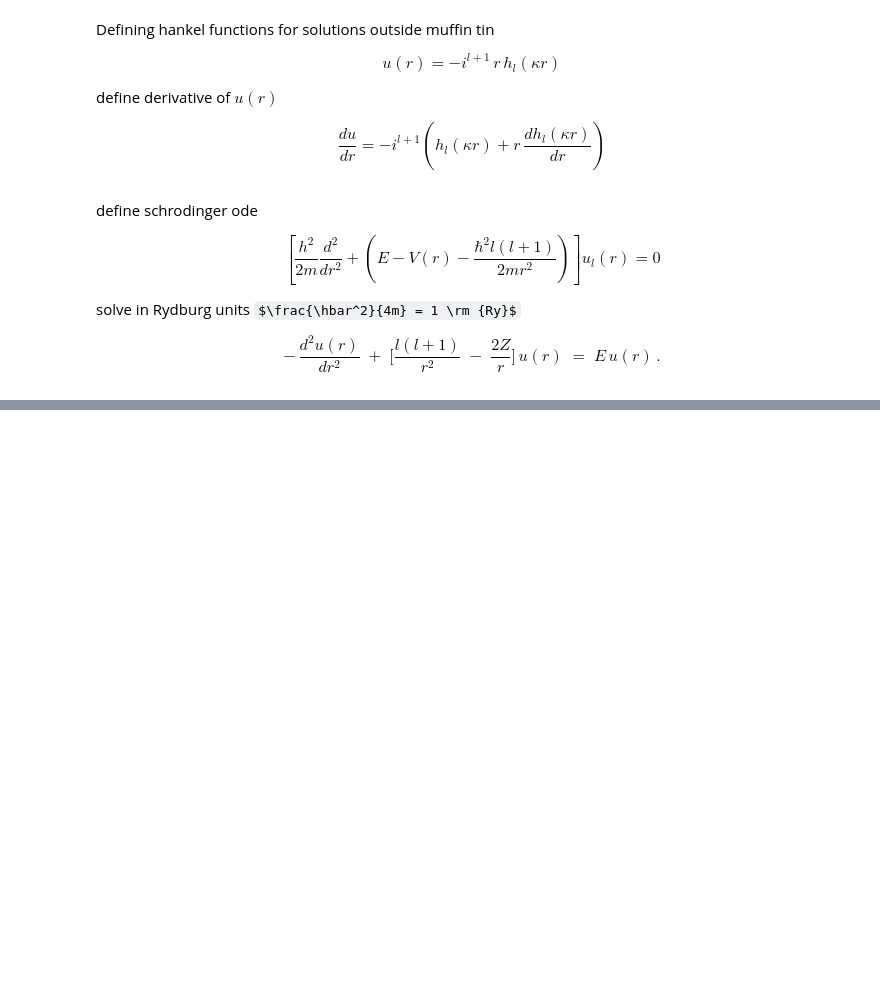
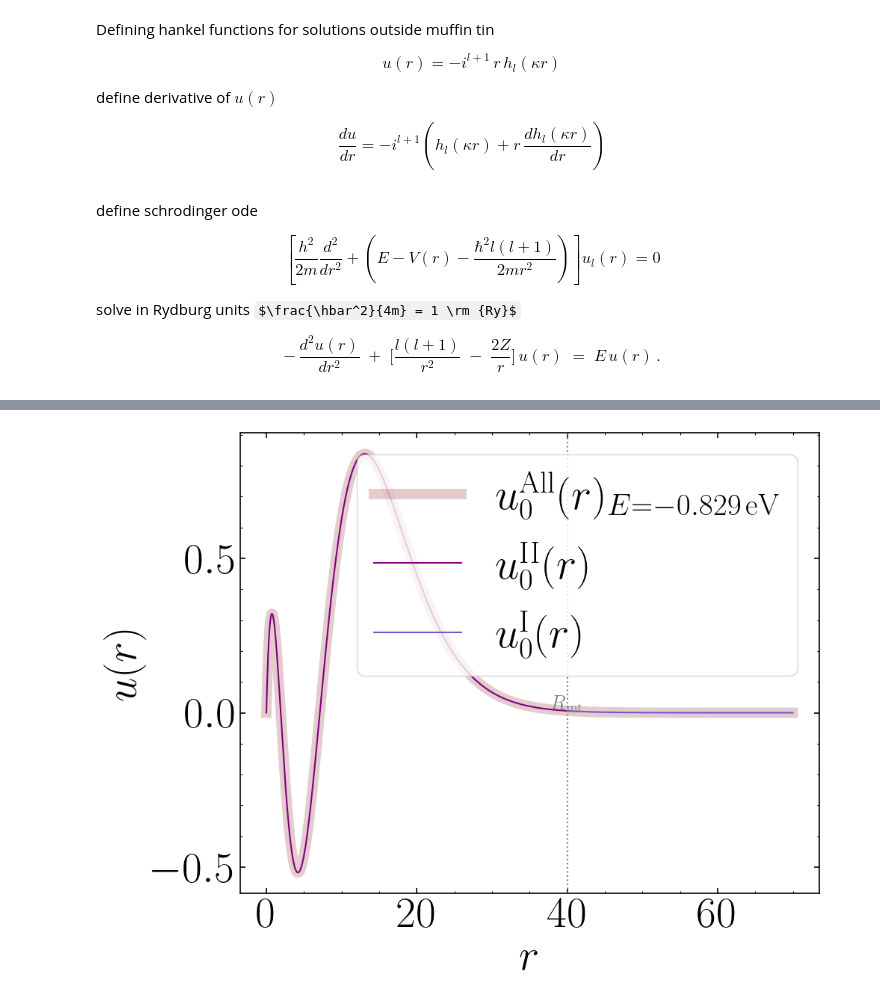
Before and after one commit to ekrakov/BandAid, a Jupyter notebook: scattering/matching.ipynb, the cells around one changed output, grey strips where cells are left out. Cells and saved outputs as stored; diff of their text form; code cells hidden in the pictures; some formulas as TeX source; blank space fills up the shorter version.

```diff
--- a/scattering/matching.ipynb
+++ b/scattering/matching.ipynb
@@ -38,17 +38,27 @@ define schrodinger ode
  solve in Rydburg units $\frac{\hbar^2}{4m} = 1 \rm {Ry}$
 
  $$-\,\frac{d^2 u(r)}{dr^2} \;+\; \biggl[ \frac{l(l+1)}{r^2} \;-\;\frac{2Z}{r}\biggr] \,u(r)\;=\;E\,u(r)\,. $$
+# %%
+def potential(r,R):
+    """
+    Coulomb potential but it can be whatever
+    """
+
+    return -2.0 / r + 2.0 / R
 # %%
-def schrod_ode(r, y, E, l):
+def schrod_ode(r, y, E, l,R):
     """
     second order ode to first order
     """
     u, up = y
-    return [up,(l * (l + 1) / r**2 - 2.0 / r - E) * u]
+    # V = -2.0 / r + 2.0 / R
+
+    V= potential(r,R)
+
+    return [up,(l * (l + 1) / r**2 +V- E) * u]
 
 def schrod_int(E, l, boundary_conditions, r_min, R, num_points=3000):
 
     r_values = np.linspace(r_min, R, num_points)
-    sol = solve_ivp(schrod_ode,(r_min, R),boundary_conditions,method='DOP853',t_eval=r_values,args=(E, l)
-    )
+    sol = solve_ivp(schrod_ode,(r_min, R),boundary_conditions,method='DOP853',t_eval=r_values,args=(E, l,R))
     return r_values, sol.y[0], sol.y[1]
@@ -136,0 +97,64 @@ best A = 4333606.143754
+# %%
+plt.style.use("~/.matplotlib/styles/style.mplstyle")
+
+
+
+def plotting(E_best, A_best, l, boundary_conditions, r_min, R,
+                           r_extend=80, r_num=1000):
+    plt.figure(figsize=(10, 8))
+    # Inside solution
+    r_in, u_in, up_in = schrod_int(E_best, l, boundary_conditions, r_min, R, r_num)
+
+    # Outside solution
+    r_out = np.linspace(R, r_extend, r_num)
+    k = np.sqrt(E_best + 0j)
+    hankel_vals, _ = spherical_hankel(l, r_out, k)
+    hankel_vals = A_best * hankel_vals
+
+    # Combine the radius arrays
+    r_full = np.concatenate((r_in, r_out[1:]))  # avoid repeating R
+
+    # Combine the corresponding u(r) arrays
+    u_full = np.concatenate((u_in, hankel_vals[1:]))
+
+    # Now plot the full solution in black dotted line
+    plt.plot(r_full, u_full.real, '-', label=rf"$u_{{{l}}}^{{\rm All}}(r)_{{E={E_best*13.6:.3f}\,\rm eV}}$", linewidth=10, color='maroon', alpha=0.2)
+    # If you also want to show them separately:
+
+    plt.plot(r_in,u_in.real,label=fr"$u_{{{l}}}^{{\rm II}}(r)$",color='purple')
+
+    plt.plot(r_out, hankel_vals.real, label=fr"$u_{{{l}}}^{{\rm I}}(r)$",color='slateblue')
+    plt.text(R, 0, r'$R_{\rm mt}$', ha='center', va='bottom', color='gray',size=20)
+    # plt.ylim(-5, None)
+
+    plt.axvline(R, color='gray', linestyle=':')
+
+    plt.xlabel(r"$r$")
+    plt.ylabel(r"$u(r)$")
+    # plt.title(f"(E < 0) (l = {l})")
+    plt.legend(loc='upper right')
+    plt.savefig("l00.pdf")
+    # plt.tight_layout()
+    plt.show()
+
+    plt.plot(r_in,potential(r_in,R))
+    plt.plot(r_out, [0]*len(r_out))
+    plt.ylim(-1,1)
+    plt.show()
+
+
+if __name__ == "__main__":
+    l = 0
+    bc = [0.0, 1.0]
+    r_min = 1e-3
+    R = 40
+
+    E_guess = -.112
+    A_guess = -50.0
+    E_best, A_best = solver(E_guess, A_guess, l, bc, r_min, R)
+
+    print(f"best E = {E_best * 13.6:.6f} eV")
+    print(f"best A = {A_best:.6f}")
+
+    plotting(E_best, A_best, l, bc, r_min, R, r_extend=70.0)
+# %% [output]
@@ -136,0 +163 @@ best A = 4333606.143754
+[figure, added]
```
Also changed, not shown: parts of 4 cells of this notebook.
